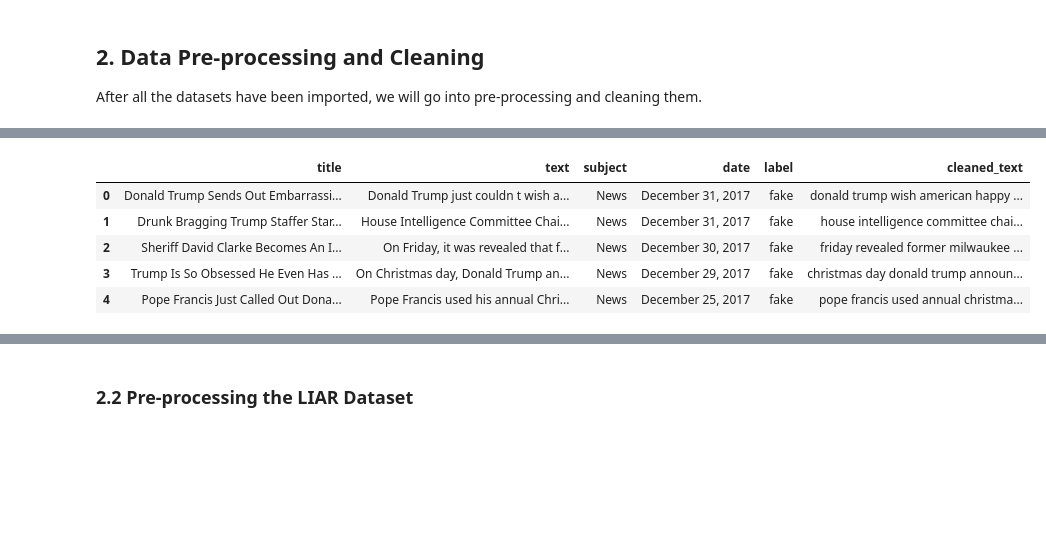
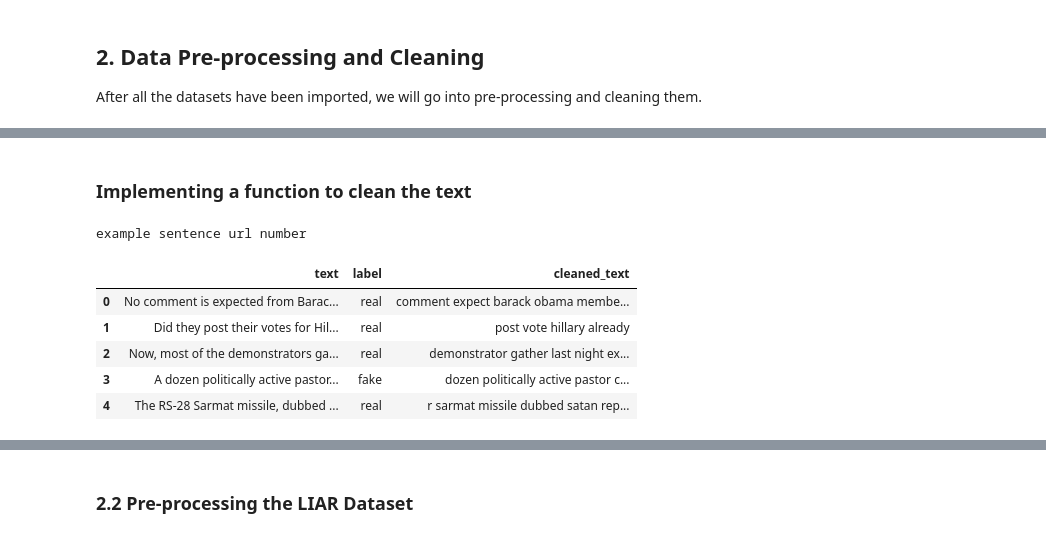
Before and after one commit to yasmine-11/FP-Fake-News-Detection, a Jupyter notebook: Fake-News-Detection.ipynb, the cells around one changed output, grey strips where cells are left out. Saved outputs shown, nothing was run; the diff lists cells and outputs as text; code cells hidden in the pictures; blank space fills up the shorter version.

```diff
--- a/Fake-News-Detection.ipynb
+++ b/Fake-News-Detection.ipynb
@@ -161,4 +234,4 @@ news_df = pd.concat([fake_news, real_news], ignore_index=True)
 # %%
-news_df = news_df.drop_duplicates(subset='text').reset_index(drop=True)
+welfake_df = welfake_df.drop_duplicates(subset='text').reset_index(drop=True)
 # %%
-news_df = news_df.dropna(subset=['text'])
+welfake_df = welfake_df.dropna(subset=['text'])
@@ -165,7 +262,16 @@ news_df = news_df.dropna(subset=['text'])
+# %% [markdown]
+### Implementing a function to clean the text
 # %%
 # Initialize lemmatizer and stop words
 lemmatizer = WordNetLemmatizer()
 stop_words = set(stopwords.words('english'))
+
+# Improve lemmatization with proper POS tagging
+def get_wordnet_pos(word):
+    """Map POS tag to first character lemmatize() accepts"""
+    tag = pos_tag([word])[0][1][0].upper()
+    tag_dict = {"J": wordnet.ADJ, "N": wordnet.NOUN, "V": wordnet.VERB, "R": wordnet.ADV}
+    return tag_dict.get(tag, wordnet.NOUN)
 
 def clean_text(text):
     # Remove URLs
@@ -174,21 +280,27 @@ def clean_text(text):
     text = re.sub(r"[^a-zA-Z\s]", "", text)
     # Convert text to lowercase
     text = text.lower()
-    # Tokenize text into words
-    words = text.split()
-    # Remove stopwords and lemmatize each word
-    words = [lemmatizer.lemmatize(word) for word in words if word not in stop_words]
+    # Tokenize text using nltk.word_tokenize()
+    words = word_tokenize(text)
+    # Remove stopwords and lemmatize each word with correct POS tagging
+    words = [lemmatizer.lemmatize(word, get_wordnet_pos(word)) for word in words if word not in stop_words]
     # Rejoin the words into a single string
     return " ".join(words)
+# %%
+# Example use
+sample_text = "This is an example sentence with some URLs https://example.com and numbers 123!"
+print(clean_text(sample_text))
+# %% [output]
+example sentence url number
 # %%
-news_df['cleaned_text'] = news_df['text'].apply(clean_text)
+welfake_df['cleaned_text'] = welfake_df['text'].apply(clean_text)
 # %%
-news_df.head()
+welfake_df.head()
 # %% [output]
-|  | title | text | subject | date | label | cleaned_text |
-| 0 | Donald Trump Sends Out Embarrassi... | Donald Trump just couldn t wish a... | News | December 31, 2017 | fake | donald trump wish american happy ... |
-| 1 | Drunk Bragging Trump Staffer Star... | House Intelligence Committee Chai... | News | December 31, 2017 | fake | house intelligence committee chai... |
-| 2 | Sheriff David Clarke Becomes An I... | On Friday, it was revealed that f... | News | December 30, 2017 | fake | friday revealed former milwaukee ... |
-| 3 | Trump Is So Obsessed He Even Has ... | On Christmas day, Donald Trump an... | News | December 29, 2017 | fake | christmas day donald trump announ... |
-| 4 | Pope Francis Just Called Out Dona... | Pope Francis used his annual Chri... | News | December 25, 2017 | fake | pope francis used annual christma... |
+|  | text | label | cleaned_text |
+| 0 | No comment is expected from Barac... | real | comment expect barack obama membe... |
+| 1 | Did they post their votes for Hil... | real | post vote hillary already |
+| 2 | Now, most of the demonstrators ga... | real | demonstrator gather last night ex... |
+| 3 | A dozen politically active pastor... | fake | dozen politically active pastor c... |
+| 4 | The RS-28 Sarmat missile, dubbed ... | real | r sarmat missile dubbed satan rep... |
 # %%
```
Also changed, not shown: parts of 146 cells of this notebook.
